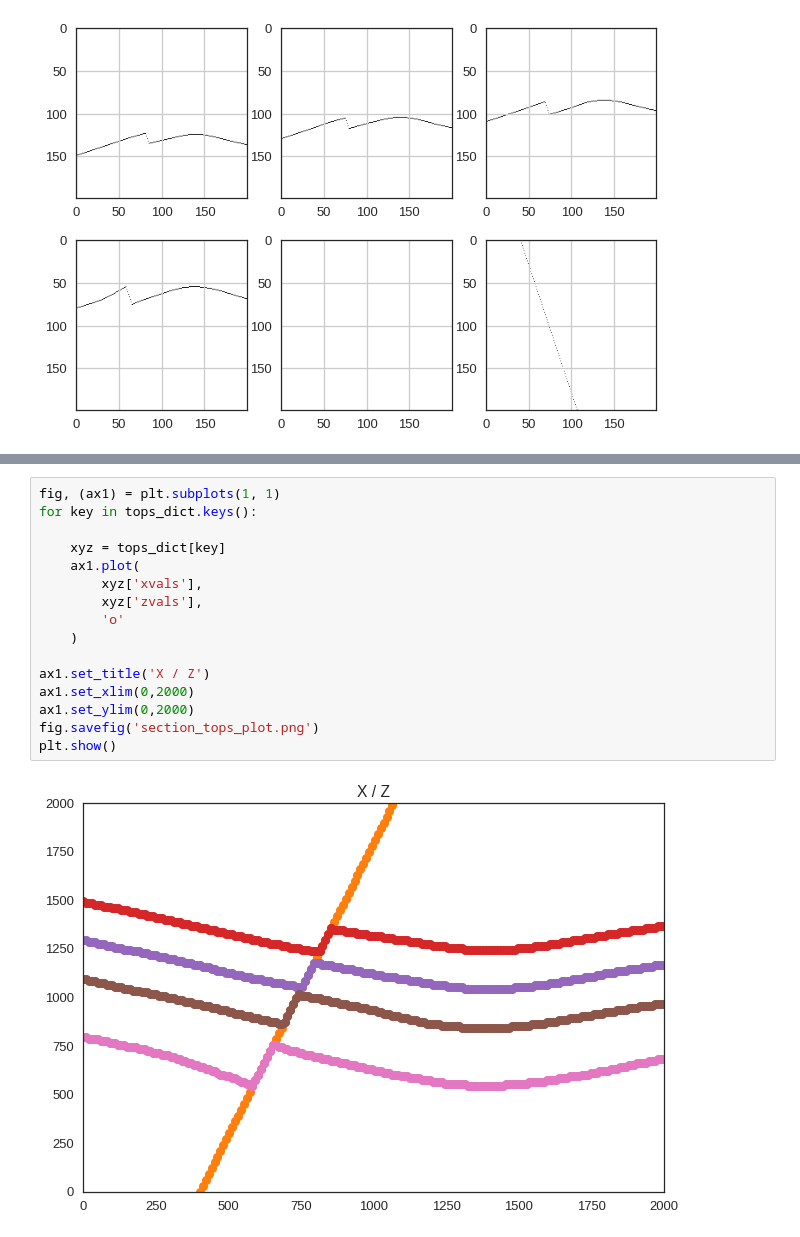
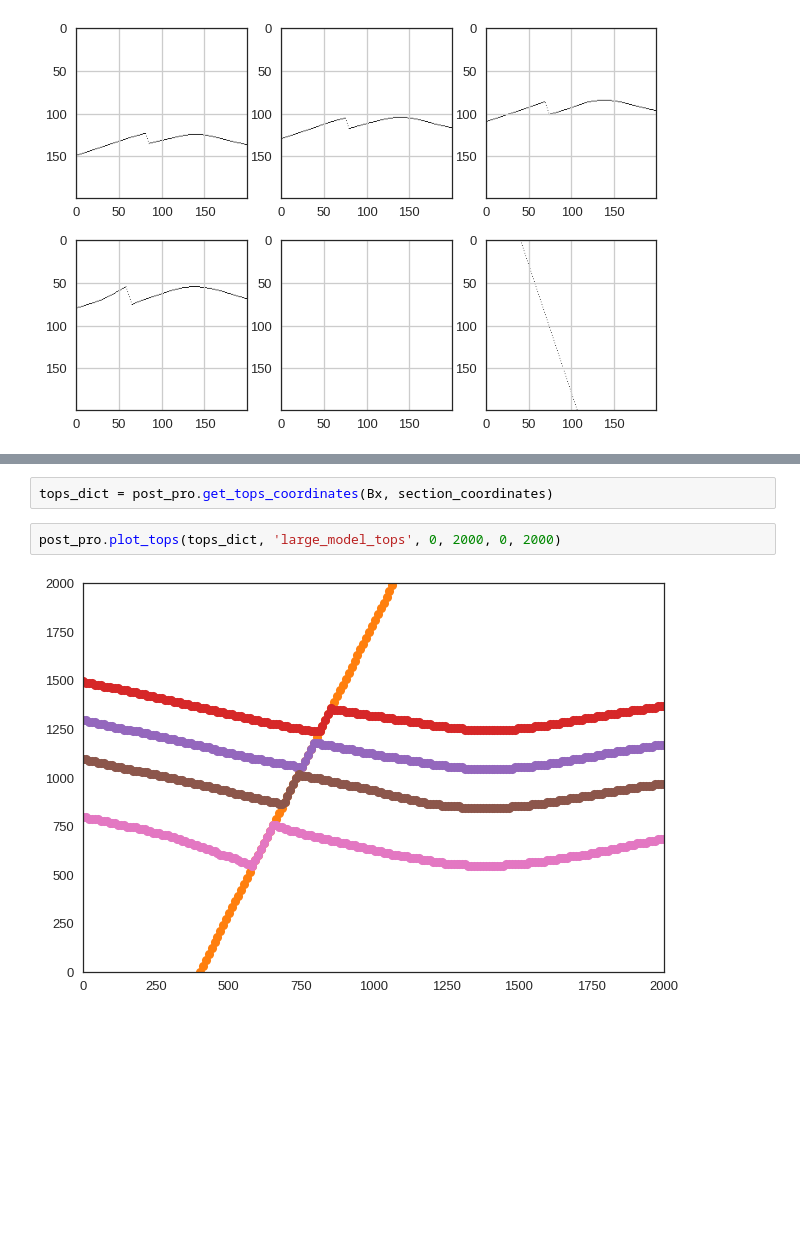
Before and after one commit to TrellixVulnTeam/gempy-notebooks_Q97W, a Jupyter notebook: server-gempy/workflow-v4/geo-model-v4-test.ipynb, the cells around one changed output, grey strips where cells are left out. Cells and saved outputs as stored; diff of their text form; blank space fills up the shorter version.

```diff
--- a/server-gempy/workflow-v4/geo-model-v4-test.ipynb
+++ b/server-gempy/workflow-v4/geo-model-v4-test.ipynb
@@ -249,18 +213,6 @@ for key in Bx.keys():
-# %%
-fig, (ax1) = plt.subplots(1, 1)
-for key in tops_dict.keys():
-
-    xyz = tops_dict[key]
-    ax1.plot(
-        xyz['xvals'],
-        xyz['zvals'],
-        'o'
-    )
-
-ax1.set_title('X / Z')
-ax1.set_xlim(0,2000)
-ax1.set_ylim(0,2000)
-fig.savefig('section_tops_plot.png')
-plt.show()
-# %% [output]
-[figure, removed]
+# %%
+tops_dict = post_pro.get_tops_coordinates(Bx, section_coordinates)
+# %%
+post_pro.plot_tops(tops_dict, 'large_model_tops', 0, 2000, 0, 2000)
+# %% [output]
+[figure, added]
```
Also changed, not shown: parts of 9 cells of this notebook, 7 other files.
